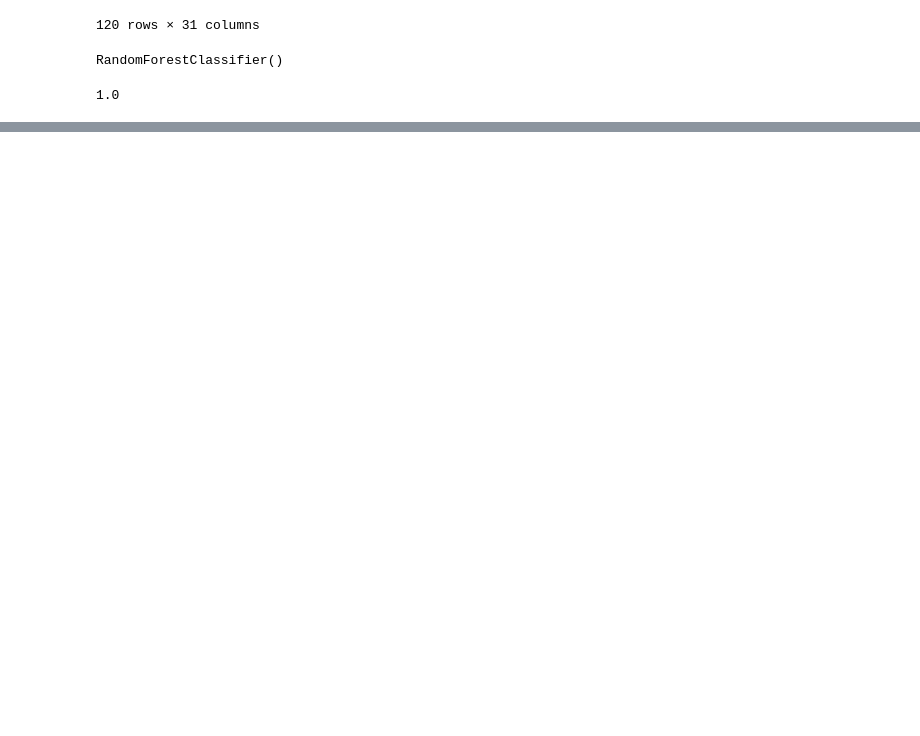
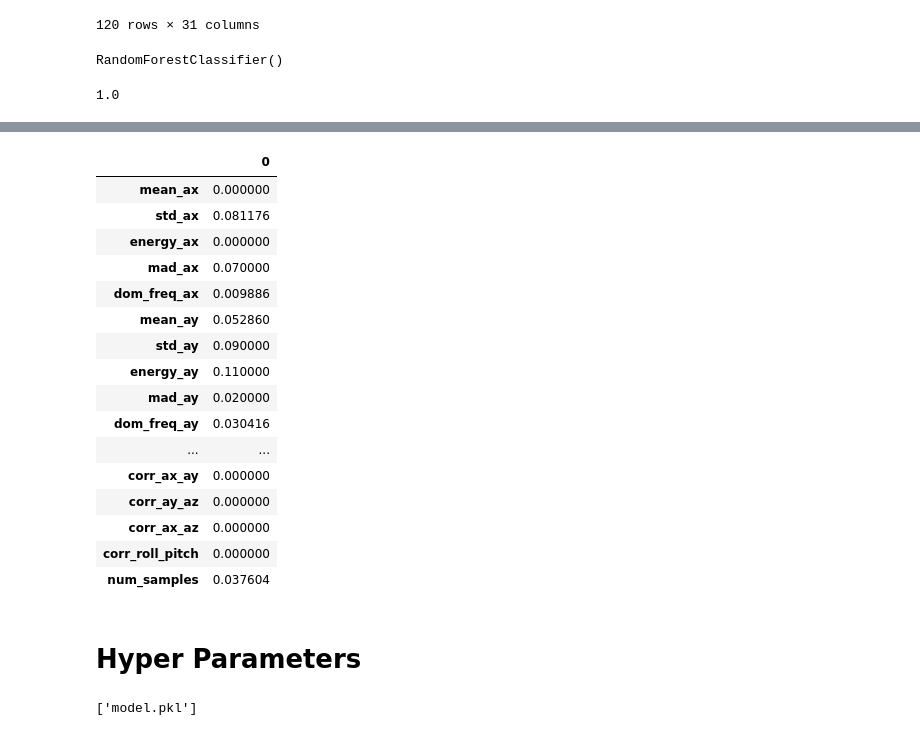
Before and after one commit to shouryaeaga/Hand2Speech, a Jupyter notebook: ML/train.ipynb, the cells around one changed output, grey strips where cells are left out. Cells and saved outputs as stored; diff of their text form; code cells hidden in the pictures; blank space fills up the shorter version.

```diff
--- a/ML/train.ipynb
+++ b/ML/train.ipynb
@@ -188,0 +203,23 @@ rf.score(X_test, y_test)
+# %%
+features = pd.DataFrame(rf.feature_importances_, index=X.columns)
+features
+# %% [output]
+|  | 0 |
+| mean_ax | 0.000000 |
+| std_ax | 0.081176 |
+| energy_ax | 0.000000 |
+| mad_ax | 0.070000 |
+| dom_freq_ax | 0.009886 |
+| mean_ay | 0.052860 |
+| std_ay | 0.090000 |
+| energy_ay | 0.110000 |
+| mad_ay | 0.020000 |
+| dom_freq_ay | 0.030416 |
+| ... | ... |
+| corr_ax_ay | 0.000000 |
+| corr_ay_az | 0.000000 |
+| corr_ax_az | 0.000000 |
+| corr_roll_pitch | 0.000000 |
+| num_samples | 0.037604 |
+# %% [markdown]
+# Hyper Parameters
@@ -188,0 +228,6 @@ rf.score(X_test, y_test)
+# %%
+import joblib
+
+joblib.dump(rf, "model.pkl")
+# %% [output]
+['model.pkl']
```
Also changed, not shown: parts of 4 cells of this notebook, 3 other files.
